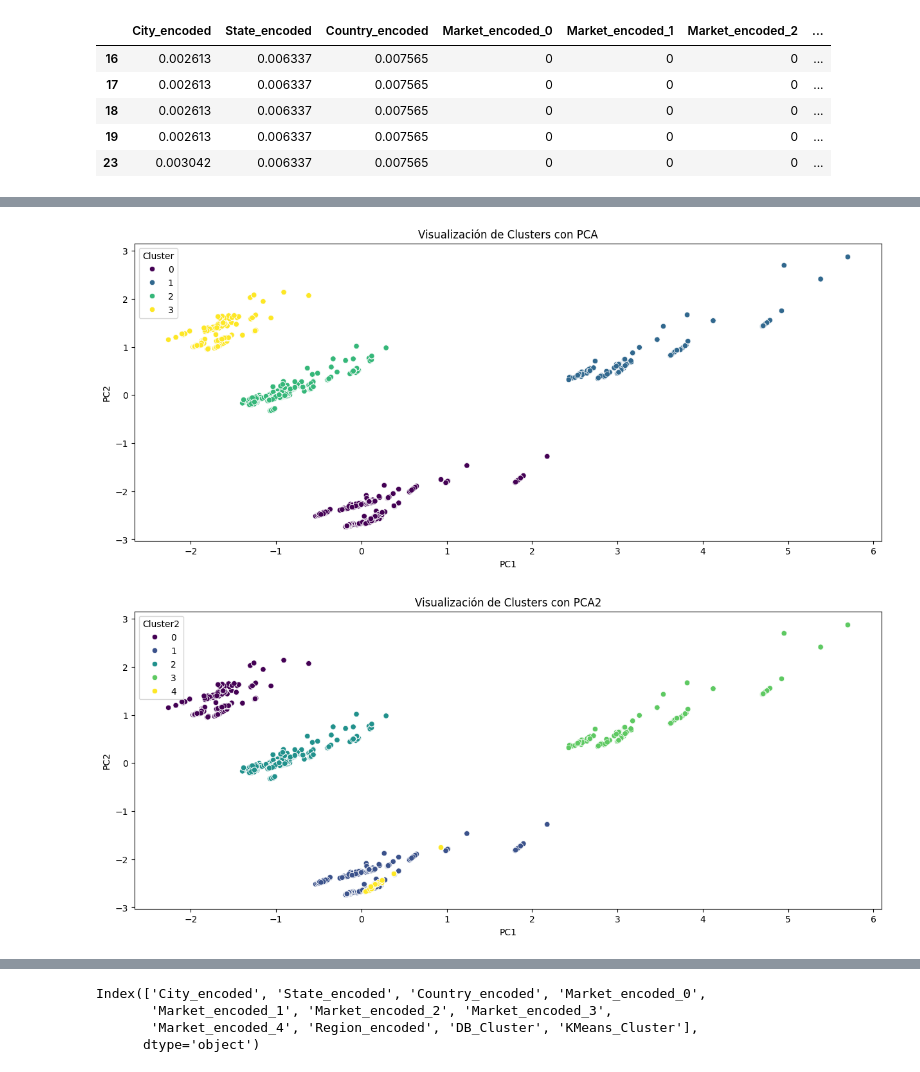
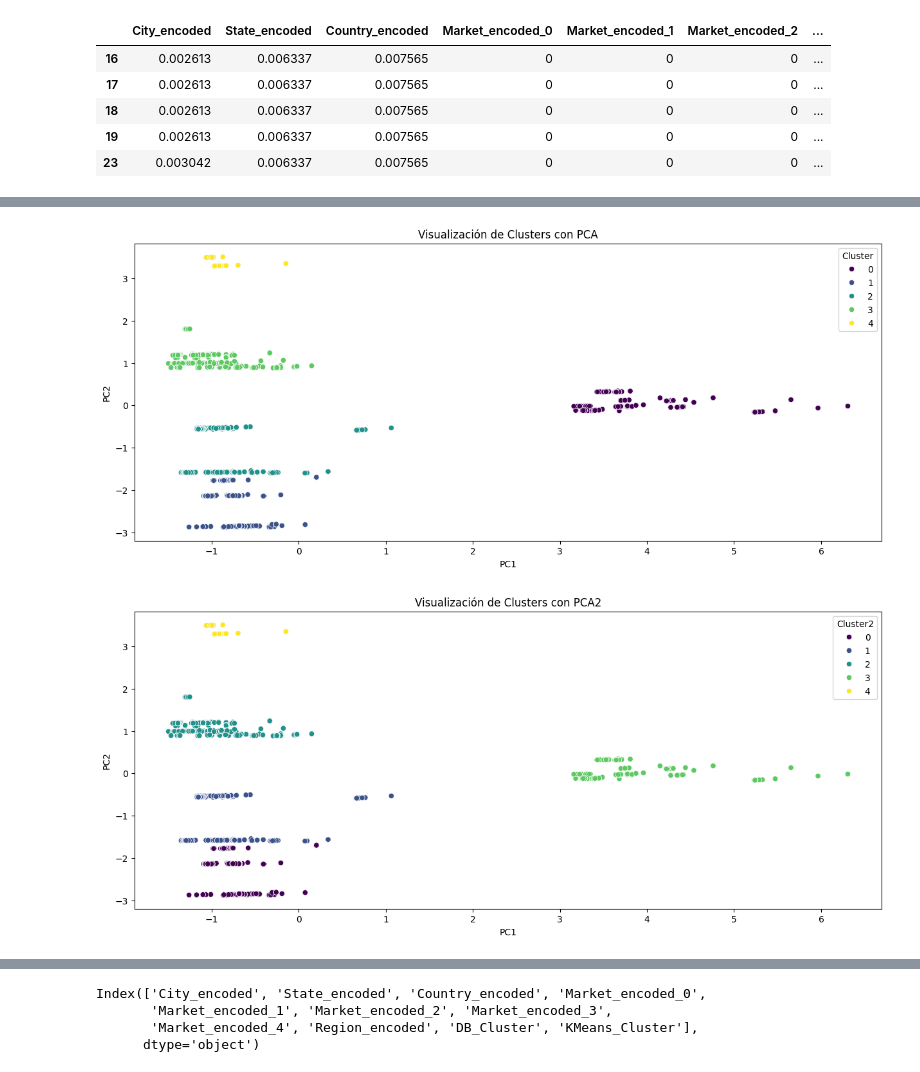
Before and after one commit to jsaulme/Aprendizaje_Automatico_MCD, a Jupyter notebook: tareas/09_Diseño_Experimental.ipynb, the cells around one changed output, grey strips where cells are left out. Saved outputs shown, nothing was run; the diff lists cells and outputs as text; code cells hidden in the pictures.

```diff
--- a/tareas/09_Diseño_Experimental.ipynb
+++ b/tareas/09_Diseño_Experimental.ipynb
@@ -236,27 +246,27 @@ See the caveats in the documentation: https://pandas.pydata.org/pandas-docs/stab
 # %%
 from sklearn.decomposition import PCA
-import matplotlib.pyplot as plt
-from sklearn.preprocessing import StandardScaler
+
+geografic_data_scaled = StandardScaler().fit_transform(geografic_data)
 
 # Crear una instancia de PCA para reducir a 2 componentes
 pca = PCA(n_components=2)
 
 # Ajustar y transformar los datos
 geografic_data_pca = pca.fit_transform(geografic_data_scaled)
 
 # Convertir los resultados a un DataFrame
 geografic_data_pca = pd.DataFrame(geografic_data_pca, columns=['PC1', 'PC2'])
 
 # Asumiendo que 'KMeans_Cluster' es la columna que quieres usar de 'geografic_data'
 geografic_data_pca['Cluster'] = geografic_data['KMeans_Cluster'].values
 
 # Visualizar los clusters en un gráfico de dispersión
 plt.figure(figsize=(15, 6))
 sns.scatterplot(x='PC1', y='PC2', hue='Cluster', palette='viridis', data=geografic_data_pca)
 plt.title('Visualización de Clusters con PCA')
 plt.show()
 # %% [output]
-[figure, old version]
+[figure, new version]
 # %%
 from sklearn.decomposition import PCA
 import matplotlib.pyplot as plt
@@ -280,7 +290,7 @@ sns.scatterplot(x='PC1', y='PC2', hue='Cluster2', palette='viridis', data=geogra
 plt.title('Visualización de Clusters con PCA2')
 plt.show()
 # %% [output]
-[figure, old version]
+[figure, new version]
 # %%
 # Crear una instancia de t-SNE
 tsne2 = TSNE(n_components=2)
```
Also changed, not shown: parts of 17 cells of this notebook.
